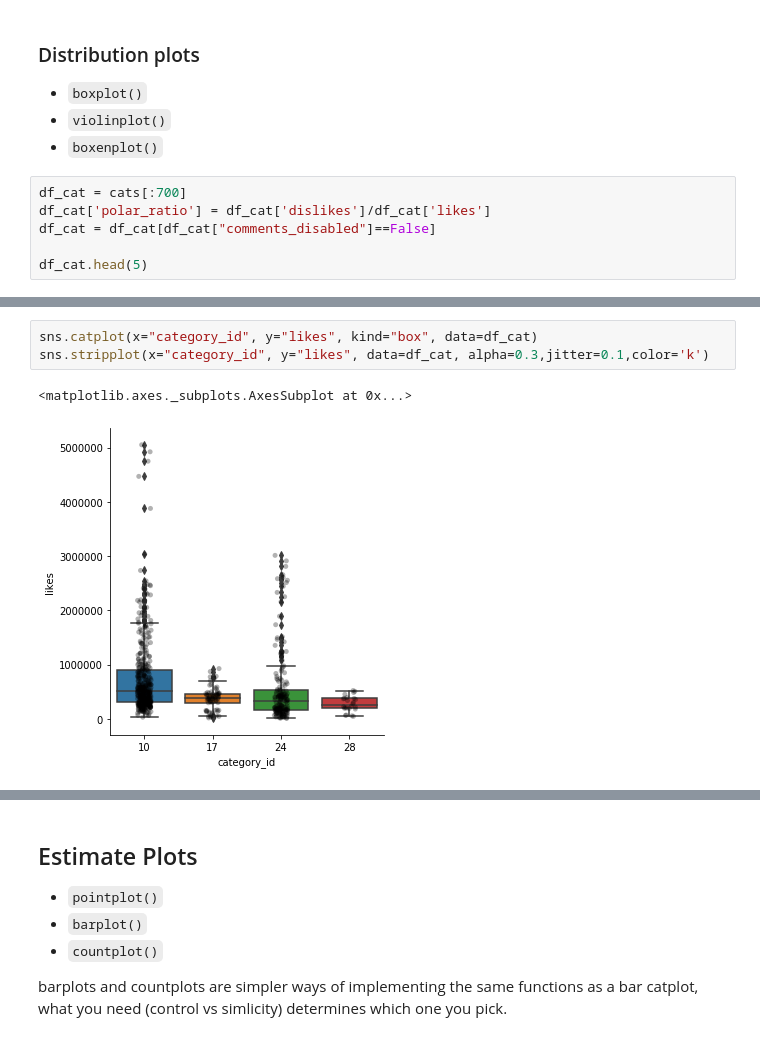
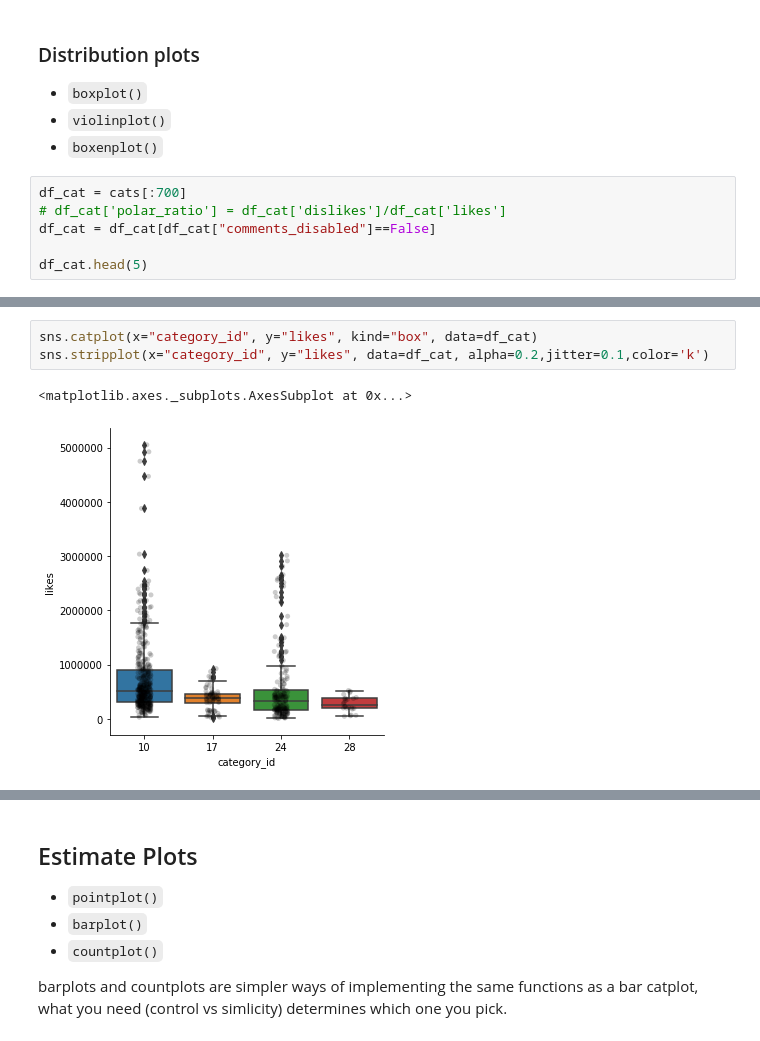
Before and after one commit to GTLibraryDataVisualization/Python-Visualization-for-Data-Science-Introduction-2020, a Jupyter notebook: Python_for_data_science-Youtube-Data.ipynb, the cells around one changed output, grey strips where cells are left out. Saved outputs shown, nothing was run; the diff lists cells and outputs as text.

```diff
--- a/Python_for_data_science-Youtube-Data.ipynb
+++ b/Python_for_data_science-Youtube-Data.ipynb
@@ -299,7 +297,7 @@ sns.catplot(x="category_id", y="views", kind="swarm",hue="ratings_disabled", dat
 * `boxenplot()`
 # %%
 df_cat = cats[:700]
-df_cat['polar_ratio'] = df_cat['dislikes']/df_cat['likes']
+# df_cat['polar_ratio'] = df_cat['dislikes']/df_cat['likes']
 df_cat = df_cat[df_cat["comments_disabled"]==False]
 
 df_cat.head(5)
@@ -316,8 +314,8 @@ See the caveats in the documentation: https://pandas.pydata.org/pandas-docs/stab
 | 34361 | ChildishGambinoVEVO | 10 | 98938809 | 3037318 | 161813 | 319502 | False | ... |
 # %%
 sns.catplot(x="category_id", y="likes", kind="box", data=df_cat)
-sns.stripplot(x="category_id", y="likes", data=df_cat, alpha=0.3,jitter=0.1,color='k')
+sns.stripplot(x="category_id", y="likes", data=df_cat, alpha=0.2,jitter=0.1,color='k')
 # %% [output]
 <matplotlib.axes._subplots.AxesSubplot at 0x...>
-[figure, old version]
+[figure, new version]
 # %%
```
Also changed, not shown: parts of 9 cells of this notebook.
